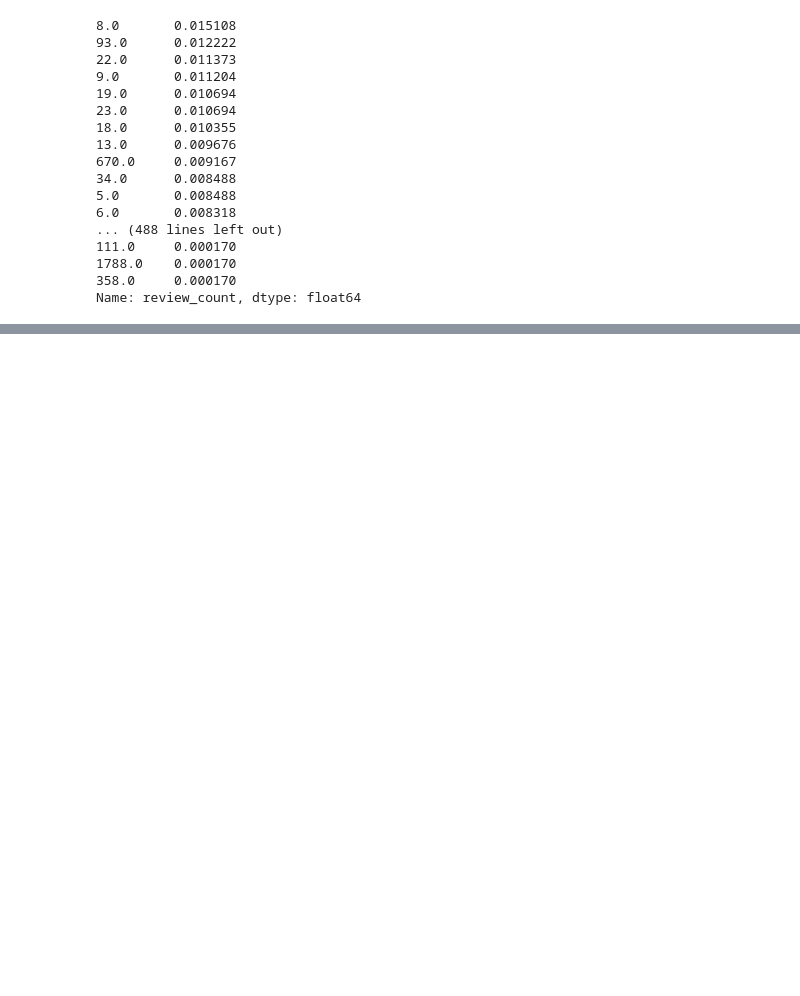
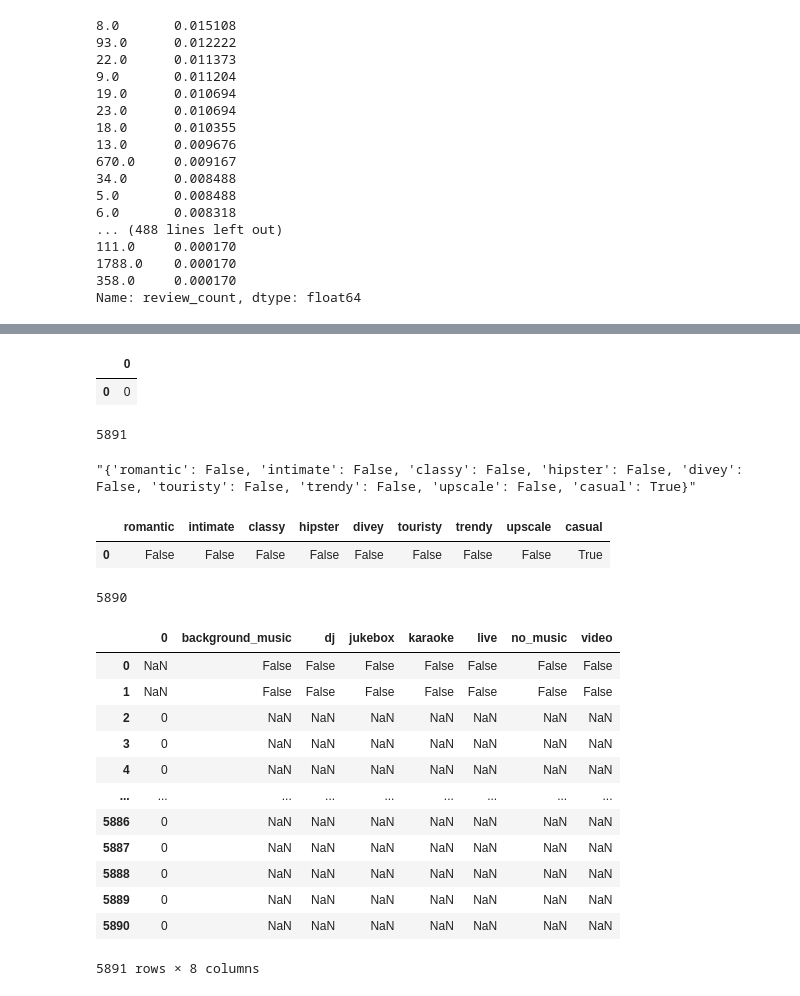
Before and after one commit to ellerybledsoe/Springboard, a Jupyter notebook: Austin Restaurant Inspections_Data Wrangling.ipynb, the cells around one changed output, grey strips where cells are left out. Saved outputs shown, nothing was run; the diff lists cells and outputs as text; code cells hidden in the pictures; blank space fills up the shorter version.

```diff
--- a/Austin Restaurant Inspections_Data Wrangling.ipynb
+++ b/Austin Restaurant Inspections_Data Wrangling.ipynb
@@ -884,3 +795,79 @@ df_dict[col].reset_index(drop=True)
+# %%
+# writing function to unpack dict-like columns
+
+def unpack_dict_columns(position,column):
+    #df = pd.DataFrame()
+    #if type(eval(inspections_reviews_merge[column][position:position+1][position])) == type({'key': 'value'}):
+    #if (inspections_reviews_merge[column][position:position+1].values == 'None') or (isinstance(inspections_reviews_merge[column][position:position+1][position], float)):
+    if (inspections_reviews_merge[column].iloc[position] == 'None') or (isinstance(inspections_reviews_merge[column].iloc[position], float) or (inspections_reviews_merge[column].iloc[position] == '{}')):
+        row = pd.DataFrame(pd.Series('0',dtype='str'))
+        return row
+    else:
+        #row = pd.DataFrame.from_dict(eval(inspections_reviews_merge[column].reset_index(drop=True)[position:position+1][position]),orient='index').T
+        row = pd.DataFrame.from_dict(eval(inspections_reviews_merge[column].reset_index(drop=True).iloc[position]),orient='index').T
+        return row
+# %%
+unpack_dict_columns(251,'Music')
+# %% [output]
+|  | 0 |
+| 0 | 0 |
+# %%
+print(len(inspections_reviews_merge['Ambience']))
+inspections_reviews_merge['Ambience'][6:7][0]
+# %% [output]
+5891
+"{'romantic': False, 'intimate': False, 'classy': False, 'hipster': False, 'divey': False, 'touristy': False, 'trendy': False, 'upscale': False, 'casual': True}"
+# %%
+pd.DataFrame.from_dict(eval(inspections_reviews_merge[column].reset_index(drop=True)[6:6+1][6]),orient='index').T
+# %% [output]
+|  | romantic | intimate | classy | hipster | divey | touristy | trendy | upscale | casual |
+| 0 | False | False | False | False | False | False | False | False | True |
+# %%
+#dict_columns = ['Ambience']
+dict_columns = ['BusinessParking','GoodForMeal','Ambience','Music','BestNights']
+#loop_df1 = pd.DataFrame()
+df_dict = {}
+prior_len = 0
+
+for col in dict_columns:
+    loop_df1 = pd.DataFrame()
+    for i in range(0,len(inspections_reviews_merge)):
+        position = i
+        column = col
+        #print(col,': ',i)
+        #print(inspections_reviews_merge[column][position:position+1].values)
+        row = unpack_dict_columns(position,column)
+        #print(row)
+        #print(loop_df1.shape)
+        loop_df1 = pd.concat([loop_df1,row])
+        #if count%100 == 0:
+        if prior_len == len(loop_df1):
+            print(column, ': ',loop_df1.shape)
+            print(i)
+        prior_len = len(loop_df1)
+
+    df_dict[col] = loop_df1
+# %%
+i
+#column
+# %% [output]
+5890
+# %%
+df_dict['Music'].reset_index(drop=True)
+# %% [output]
+|  | 0 | background_music | dj | jukebox | karaoke | live | no_music | video |
+| 0 | NaN | False | False | False | False | False | False | False |
+| 1 | NaN | False | False | False | False | False | False | False |
+| 2 | 0 | NaN | NaN | NaN | NaN | NaN | NaN | NaN |
+| 3 | 0 | NaN | NaN | NaN | NaN | NaN | NaN | NaN |
+| 4 | 0 | NaN | NaN | NaN | NaN | NaN | NaN | NaN |
+| ... | ... | ... | ... | ... | ... | ... | ... | ... |
+| 5886 | 0 | NaN | NaN | NaN | NaN | NaN | NaN | NaN |
+| 5887 | 0 | NaN | NaN | NaN | NaN | NaN | NaN | NaN |
+| 5888 | 0 | NaN | NaN | NaN | NaN | NaN | NaN | NaN |
+| 5889 | 0 | NaN | NaN | NaN | NaN | NaN | NaN | NaN |
+| 5890 | 0 | NaN | NaN | NaN | NaN | NaN | NaN | NaN |
+5891 rows × 8 columns
 # %%
 > update logic filter and manually filter the rest of the suspect list (500 or so of these)
 #> unpack dict columns
```
Also changed, not shown: parts of 35 cells of this notebook.
